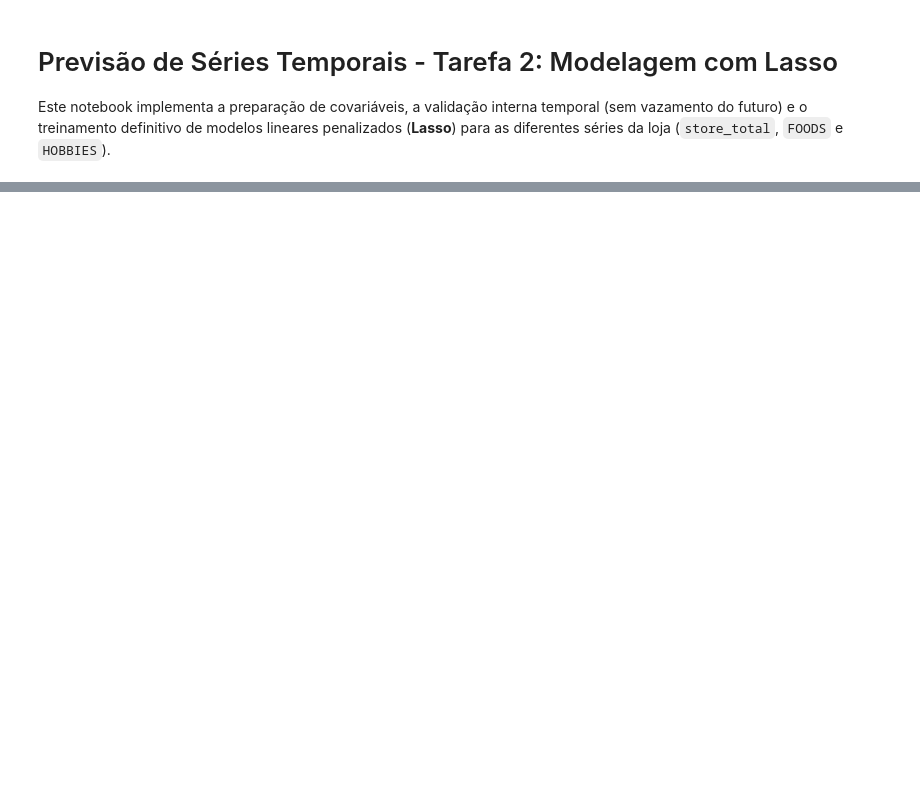
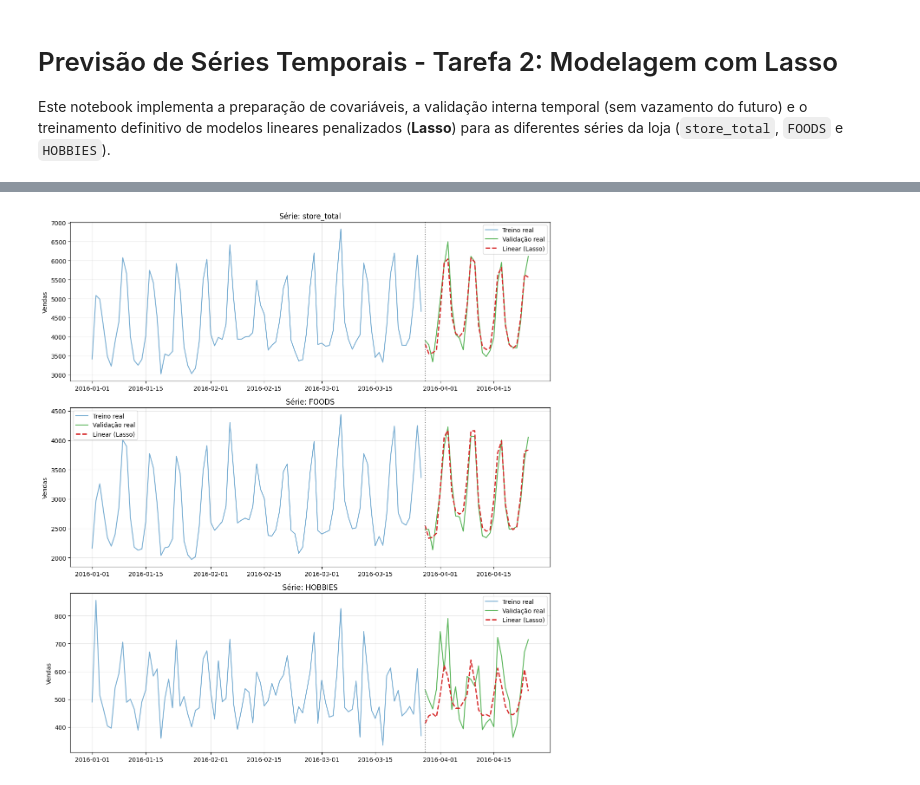
Before and after one commit to JaimeWillianCarneiro/Series-Temporais-G5, a Jupyter notebook: analise_task2.ipynb, the cells around one changed output, grey strips where cells are left out. Saved outputs shown, nothing was run; the diff lists cells and outputs as text; code cells hidden in the pictures; blank space fills up the shorter version.

Commit message:
add as previsões e as métricas do modelo linear

```diff
--- a/analise_task2.ipynb
+++ b/analise_task2.ipynb
@@ -114,19 +130,20 @@ Para facilitar a integração, empacotamos o modelo treinado junto com as respec
 # %%
-df_resultado_treino_total = pd.merge(df_treino, df_covariaveis, on='date', how='inner')
+# Treino definitivo: todo o treino (<= 2016-03-27); padronização com estatísticas desse período
+df_covariaveis_final, stats_final = padronizar_precos(df_covariaveis, df_covariaveis['date'] <= '2016-03-27')
 
 for serie in series:
-    clf_definitivo = Lasso(alpha=melhores_alpha[serie])
-    y_treino_total = df_resultado_treino_total[serie]
-    X_treino_total = df_resultado_treino_total.drop(columns=['store_total', 'FOODS', 'HOBBIES', 'date'])
-
-    clf_definitivo.fit(X_treino_total, y_treino_total)
+    X_treino_total, y_treino_total = montar_treino(df_treino, df_covariaveis_final, serie)
+    clf_definitivo = Lasso(alpha=melhores_alpha[serie], max_iter=100000).fit(X_treino_total, y_treino_total)
 
     pacote_modelo = {
         'modelo': clf_definitivo,
-        f'media_{serie}': medias[serie],
-        f'desvio_{serie}': desvios[serie]
+        'alpha': melhores_alpha[serie],
+        'lags': LAGS,
+        'stats_precos': stats_final,
+        f'media_{serie}': stats_final[serie][0],
+        f'desvio_{serie}': stats_final[serie][1],
     }
-
     joblib.dump(pacote_modelo, f'modelo_{serie}.pkl')
-    print(f"Modelo salvo para a série: {serie}")
+    print(f"Modelo salvo para a série: {serie} (alpha={melhores_alpha[serie]}, "
+          f"coeficientes não nulos: {(clf_definitivo.coef_ != 0).sum()}/{len(clf_definitivo.coef_)})")
 # %% [output]
@@ -135,0 +205,24 @@ Modelo salvo para a série: HOBBIES
+# %%
+import pandas as pd
+import matplotlib.pyplot as plt
+
+treino = pd.read_csv('dados/treino.csv', parse_dates=['date'])
+val = pd.read_csv('dados/validacao.csv', parse_dates=['date'])
+# Plota exatamente o que foi salvo no CSV (mesmo y_hat usado nas métricas)
+prev = pd.read_csv('saidas/previsoes_validacao.csv', parse_dates=['date'])
+prev = prev[prev['modelo'] == 'linear']
+
+series = ['store_total', 'FOODS', 'HOBBIES']
+fig, axes = plt.subplots(nrows=3, ncols=1, figsize=(12, 13))
+for ax, serie in zip(axes, series):
+    rec = treino[treino['date'] >= '2016-01-01']
+    p = prev[prev['series'] == serie].sort_values('date')
+    ax.plot(rec['date'], rec[serie], label='Treino real', color='tab:blue', alpha=0.6)
+    ax.plot(val['date'], val[serie], label='Validação real', color='tab:green', alpha=0.8)
+    ax.plot(p['date'], p['yhat'], label='Linear (Lasso)', color='tab:red', linewidth=2, linestyle='--')
+    ax.axvline(pd.Timestamp('2016-03-28'), color='gray', linestyle=':')
+    ax.set_title(f'Série: {serie}'); ax.set_ylabel('Vendas'); ax.legend(); ax.grid(True, alpha=0.3)
+fig.tight_layout()
+plt.show()
+# %% [output]
+[figure, added]
```
Also changed, not shown: parts of 15 cells of this notebook, 9 other files.
